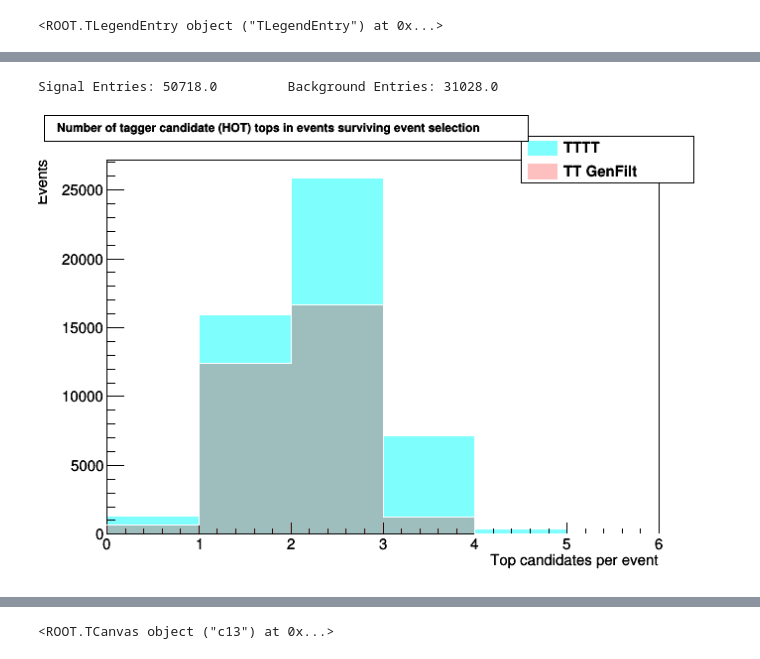
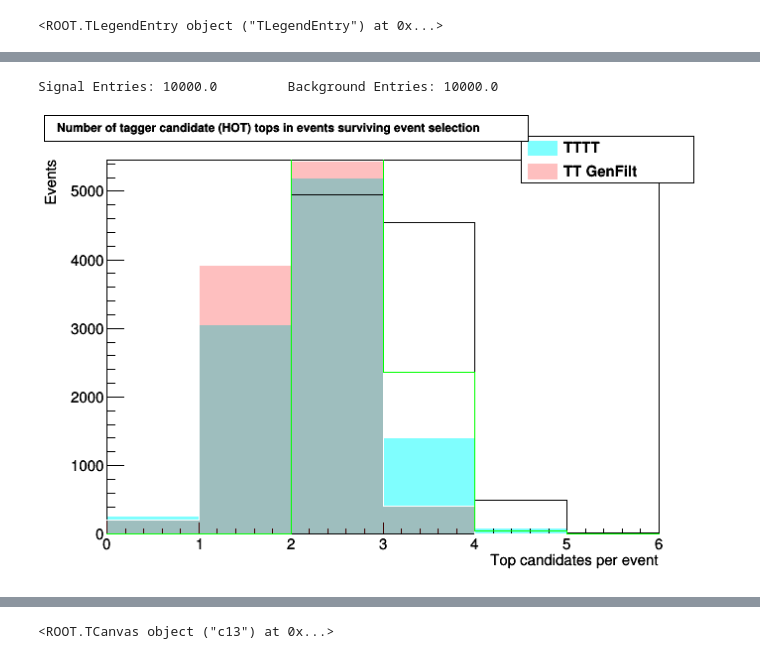
Before and after one commit to NJManganelli/TaggerTest, a Jupyter notebook: ntupler/plugins/.PlotsV5.ipynb, the cells around one changed output, grey strips where cells are left out. Cells and saved outputs as stored; diff of their text form; code cells hidden in the pictures.

```diff
--- a/ntupler/plugins/.PlotsV5.ipynb
+++ b/ntupler/plugins/.PlotsV5.ipynb
@@ -55,8 +55,8 @@ DiscLeg.AddEntry(h0b2,leg4,"lep")
 # %% [output]
 <ROOT.TLegendEntry object ("TLegendEntry") at 0x...>
 # %%
-signal = ROOT.TFile("~/LTW4/TopTagger/TopTagger/test/resTTTT500HT_v4p2.root", "r")
-bkgd = ROOT.TFile("~/LTW4/TopTagger/TopTagger/test/resTTSLFilt500HT_v4p2.root", "r")
+signal = ROOT.TFile("~/LTW4/TopTagger/TopTagger/test/resTTTT500HT_v5.root", "r")
+bkgd = ROOT.TFile("~/LTW4/TopTagger/TopTagger/test/resTTSLFilt500HT_v5.root", "r")
 # %%
 signal.ls()
 #print(signal.h_nTrueRecoTops.GetEntries())
@@ -212,20 +223,20 @@ Signal Entries: 50718.0         Background Entries: 31028.0
 # %%
 c3.cd()
 h3s.SetFillColorAlpha(cols1, alphaS)
 h3b.SetFillColorAlpha(colb1, alphaB)
 h3s.SetLineColor(0)
 h3b.SetLineColor(0)
 h4s.SetLineColor(cols2)
 h4b.SetLineColor(colb2)
 h3s.Draw()
 h3b.Draw("Same")
-#h4s.Draw()
-#h4b.Draw("Same")
+h4s.Draw("Same")
+h4b.Draw("Same")
 #print("Teal: TTTT(HOT)\tBlack: TT(HOT)\t)
 print("Signal Entries: " + str(h3s.GetEntries()) + "\t\tBackground Entries: " + str(h3b.GetEntries()))
 CountLeg.Draw()
 c3.Update()
 c3.Draw()
 # %% [output]
-Signal Entries: 50718.0         Background Entries: 31028.0
+Signal Entries: 10000.0         Background Entries: 10000.0
-[figure, old version]
+[figure, new version]
```
Also changed, not shown: parts of 45 cells of this notebook, 2 other files.
